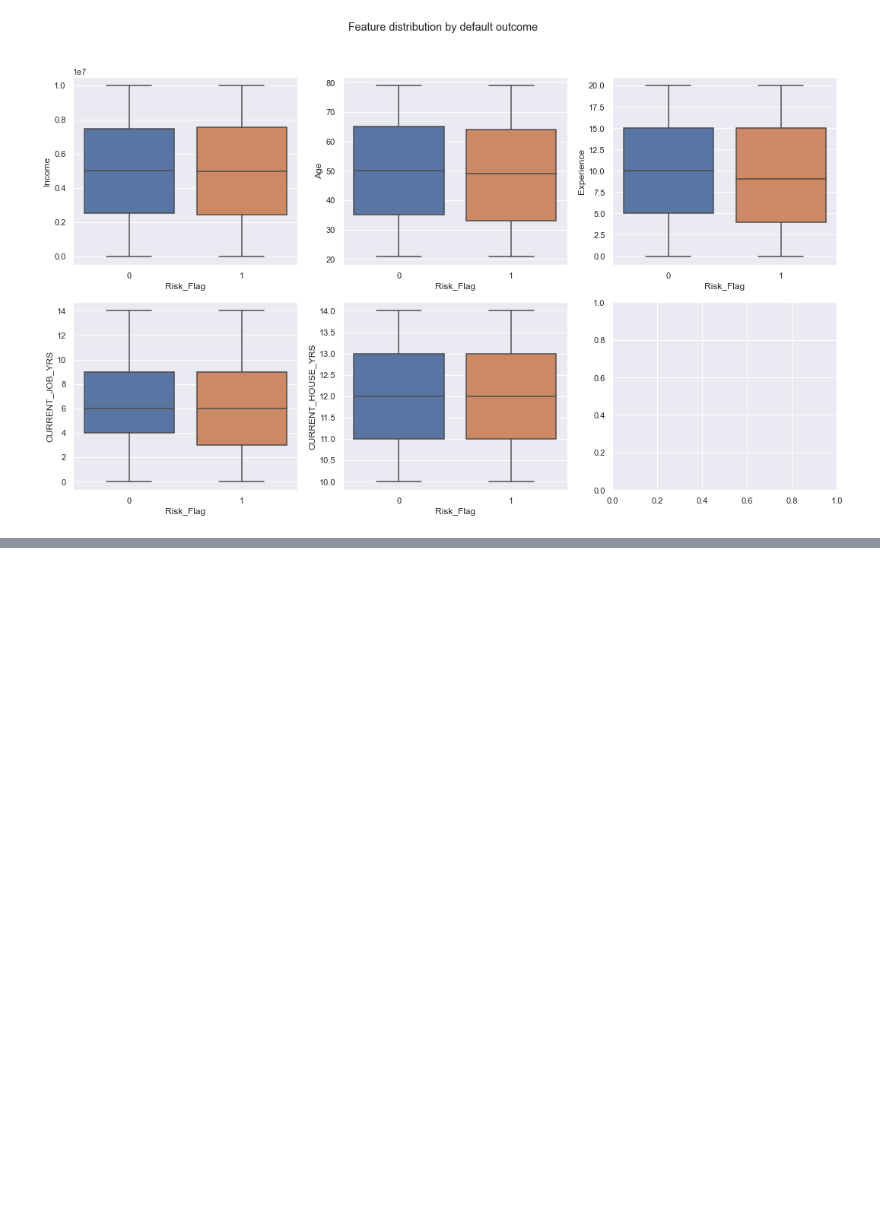
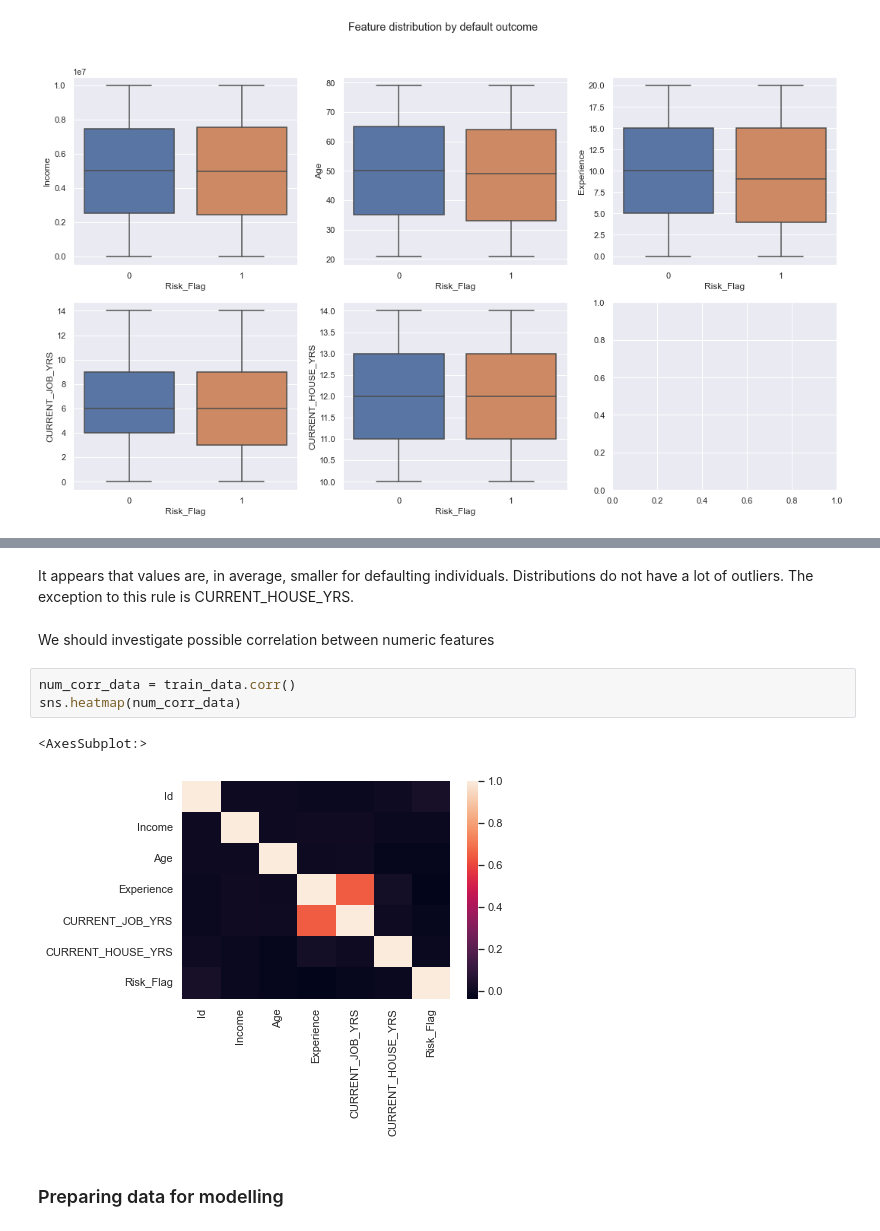
Before and after one commit to ilanGrynszpan/Loan-Customer-Behavior---kaggle, a Jupyter notebook: LoanCustomerBehavior.ipynb, the cells around one changed output, grey strips where cells are left out. Cells and saved outputs as stored; diff of their text form; blank space fills up the shorter version.

```diff
--- a/LoanCustomerBehavior.ipynb
+++ b/LoanCustomerBehavior.ipynb
@@ -378,0 +349,12 @@ sns.barplot(
+# %% [markdown]
+It appears that values are, in average, smaller for defaulting individuals. Distributions do not have a lot of outliers. The exception to this rule is CURRENT_HOUSE_YRS.
+# %% [markdown]
+We should investigate possible correlation between numeric features
+# %%
+num_corr_data = train_data.corr()
+sns.heatmap(num_corr_data)
+# %% [output]
+<AxesSubplot:>
+[figure, added]
+# %% [markdown]
+### Preparing data for modelling
```
Also changed, not shown: parts of 14 cells of this notebook.
